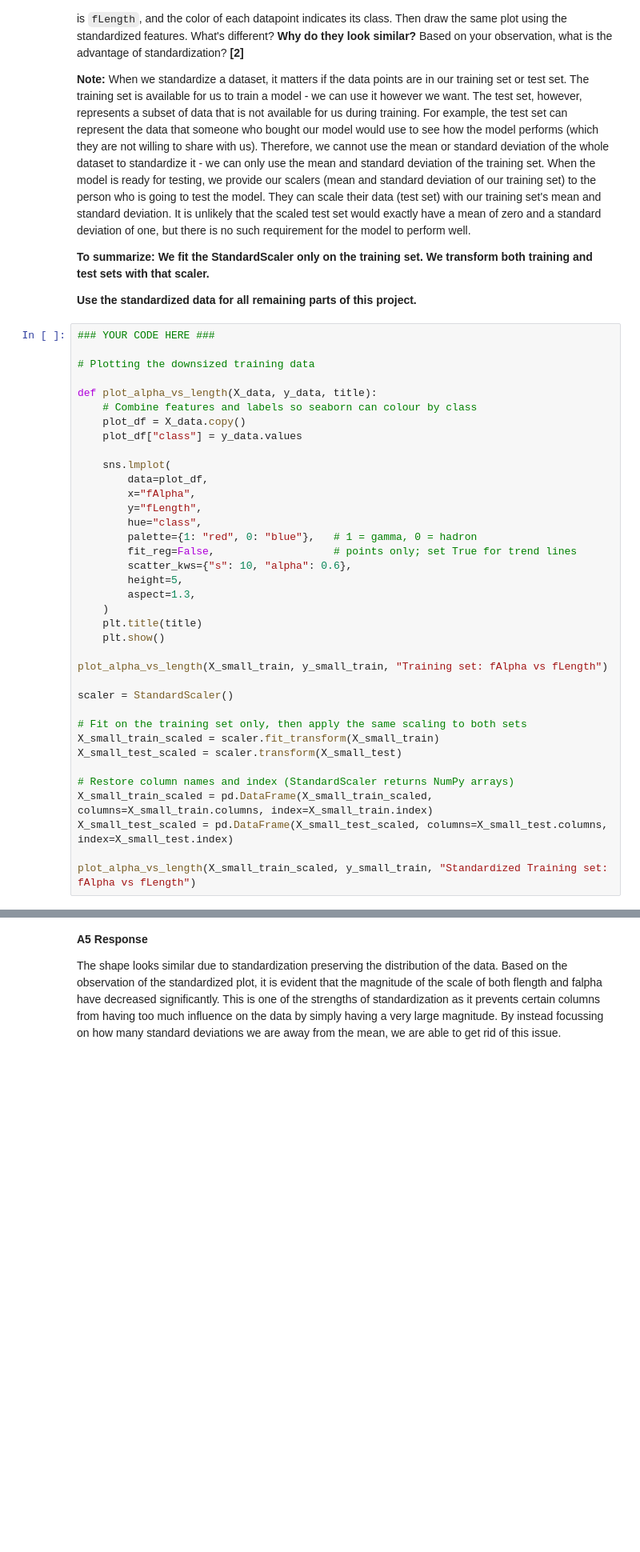
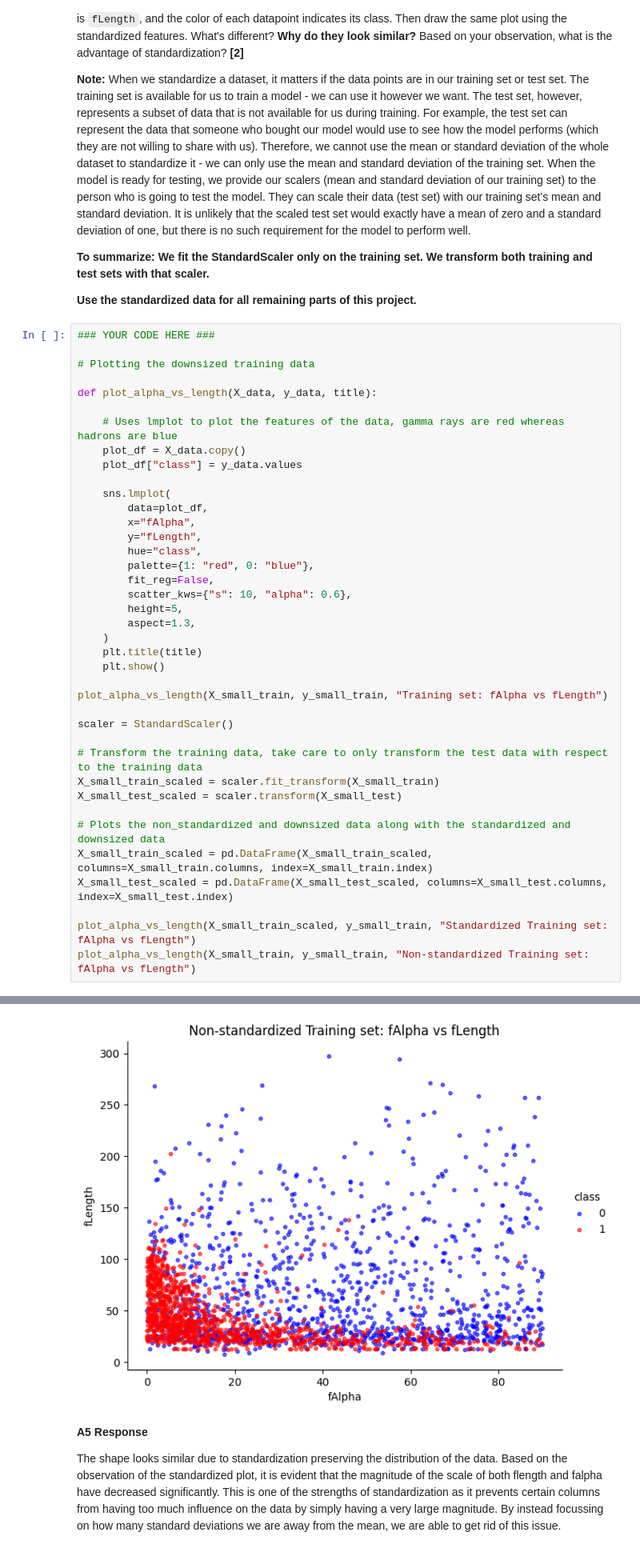
Before and after one commit to Rowan-gne/MIE370-Assignment-2, a Jupyter notebook: MIE370_A2 (1).ipynb, the cells around one changed output, grey strips where cells are left out. Shown at 80% size. Cells and saved outputs as stored; diff of their text form; blank space fills up the shorter version.

```diff
--- a/MIE370_A2 (1).ipynb
+++ b/MIE370_A2 (1).ipynb
@@ -264,40 +271,43 @@ Therefore, we cannot use the mean or standard deviation of the whole dataset to
 # Plotting the downsized training data
 
 def plot_alpha_vs_length(X_data, y_data, title):
-    # Combine features and labels so seaborn can colour by class
+
+    # Uses lmplot to plot the features of the data, gamma rays are red whereas hadrons are blue
     plot_df = X_data.copy()
     plot_df["class"] = y_data.values
 
     sns.lmplot(
         data=plot_df,
         x="fAlpha",
         y="fLength",
         hue="class",
-        palette={1: "red", 0: "blue"},   # 1 = gamma, 0 = hadron
-        fit_reg=False,                   # points only; set True for trend lines
+        palette={1: "red", 0: "blue"},
+        fit_reg=False,
         scatter_kws={"s": 10, "alpha": 0.6},
         height=5,
         aspect=1.3,
     )
     plt.title(title)
     plt.show()
 
 plot_alpha_vs_length(X_small_train, y_small_train, "Training set: fAlpha vs fLength")
 
 scaler = StandardScaler()
 
-# Fit on the training set only, then apply the same scaling to both sets
+# Transform the training data, take care to only transform the test data with respect to the training data
 X_small_train_scaled = scaler.fit_transform(X_small_train)
 X_small_test_scaled = scaler.transform(X_small_test)
 
-# Restore column names and index (StandardScaler returns NumPy arrays)
+# Plots the non_standardized and downsized data along with the standardized and downsized data
 X_small_train_scaled = pd.DataFrame(X_small_train_scaled, columns=X_small_train.columns, index=X_small_train.index)
 X_small_test_scaled = pd.DataFrame(X_small_test_scaled, columns=X_small_test.columns, index=X_small_test.index)
 
 plot_alpha_vs_length(X_small_train_scaled, y_small_train, "Standardized Training set: fAlpha vs fLength")
+plot_alpha_vs_length(X_small_train, y_small_train, "Non-standardized Training set: fAlpha vs fLength")
 # %% [output]
 [figure]
 [figure]
+[figure, added]
 # %% [markdown]
 **A5 Response**
 
```
Also changed, not shown: parts of 18 cells of this notebook.
